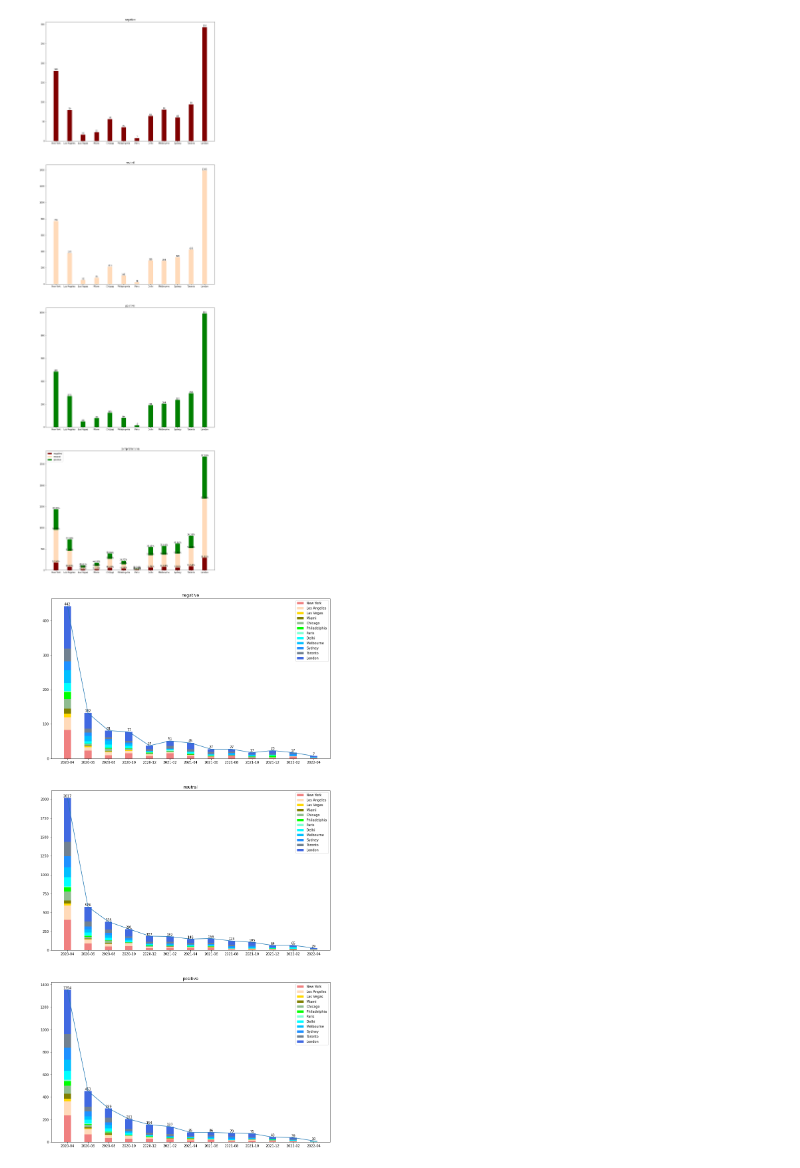
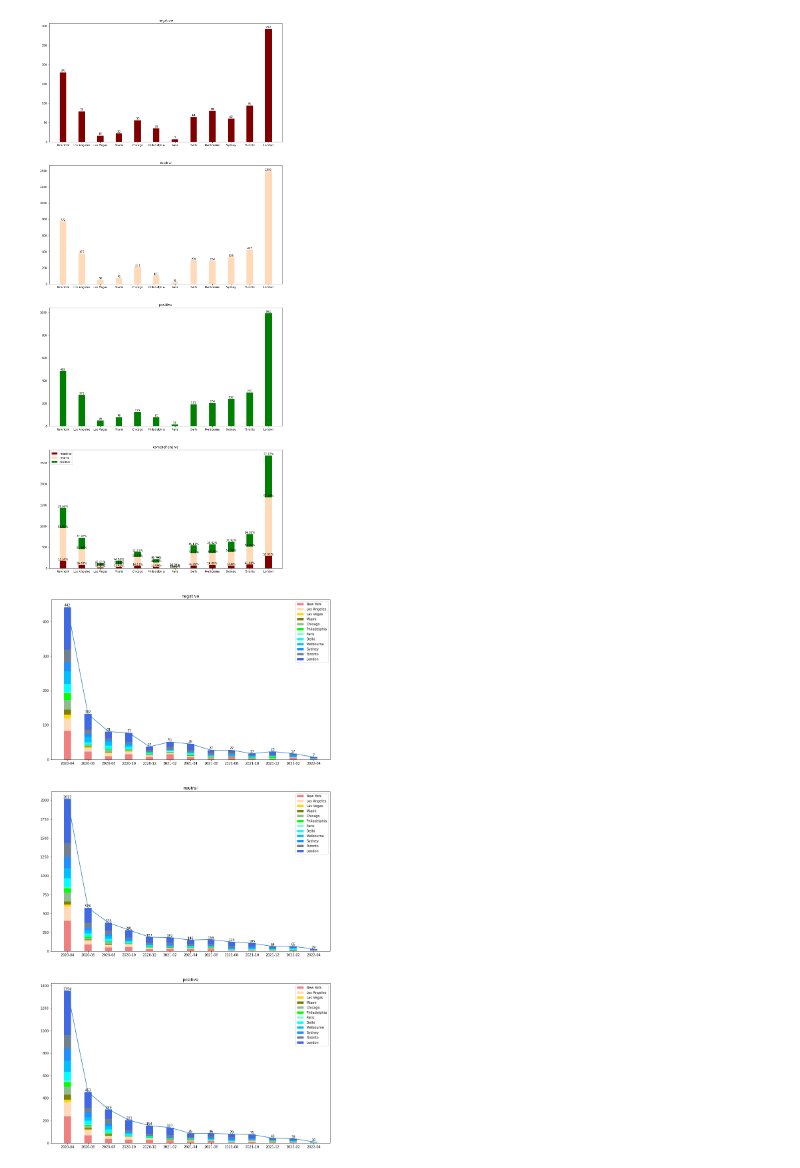
Before and after one commit to JinjianT/SocialNet, a Jupyter notebook: visualization/senti_visual.ipynb, the cells around one changed output. Saved outputs shown, nothing was run; the diff lists cells and outputs as text; code cells hidden in the pictures.

```diff
--- a/visualization/senti_visual.ipynb
+++ b/visualization/senti_visual.ipynb
@@ -18,7 +18,7 @@ for c in df_0.location.unique():
     city_d2[c] = df_2[df_2.location ==c]
 
 ind = np.arange(len(city_d0.keys()))
-fig, ax = plt.subplots(4,1,figsize=(15,50))
+fig, ax = plt.subplots(4,1,figsize=(15,36))
 width = 0.35
 
 count0 = []
@@ -37,34 +37,34 @@ for v in city_d2.values():
 ax[0].bar(ind, count0, width = width, label = 'negative', color = 'maroon')
 ax[1].bar(ind, count1, width = width, label = 'neutral', color = 'peachpuff')
 ax[2].bar(ind, count2, width = width, label = 'positive', color = 'green')
 
 ax[3].bar(ind, count0, width = width, label = 'negative', color = 'maroon')
 ax[3].bar(ind, count1, width = width, bottom=count0, label = 'neutral', color = 'peachpuff')
 s = [a+b for a, b in zip(count0, count1)]
 ax[3].bar(ind, count2, width = width, bottom=s, label = 'positive', color = 'green')
 s = [a+b+c for a, b, c in zip(count0, count1, count2)]
 
 for a in ax:
     a.set_xticks(ind)
     a.set_xticklabels(list(city_d0.keys()))
 
 for i, j, k, l in zip(ind, count0, count1, count2):
     ax[0].text(i, j+1, j, ha='center', va='bottom')
     ax[1].text(i, k+1, k, ha='center', va='bottom')
     ax[2].text(i, l+1, l, ha='center', va='bottom')
     ax[3].text(i, j+1, f"{j/(j+k+l)*100:.2f}%", ha='center', va='bottom')
     ax[3].text(i, j+k+1, f"{k/(j+k+l)*100:.2f}%", ha='center', va='bottom')
     ax[3].text(i, j+k+l+1, f"{l/(j+k+l)*100:.2f}%", ha='center', va='bottom')
 ax[0].set_title('negative')
 ax[1].set_title('neutral')
 ax[2].set_title('positive')
 ax[3].set_title('comprehensive')
 
 
 plt.legend()
 plt.show()
 # %% [output]
-[figure, old version]
+[figure, new version]
 # %%
 d = ['2020-02','2020-03','2020-04','2020-05','2020-06','2020-07','2020-08','2020-09','2020-10','2020-11','2020-12','2021-01','2021-02','2021-03','2021-04','2021-05','2021-06','2021-07','2021-08','2021-09','2021-10','2021-11','2021-12','2022-01','2022-02','2022-03','2022-04']
 
```
Also changed, not shown: parts of 11 cells of this notebook.
